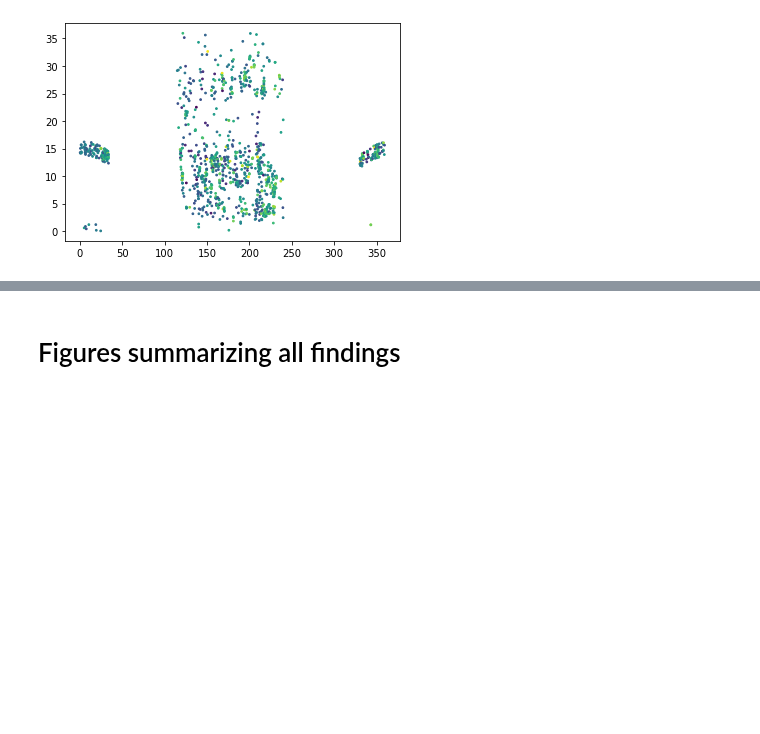
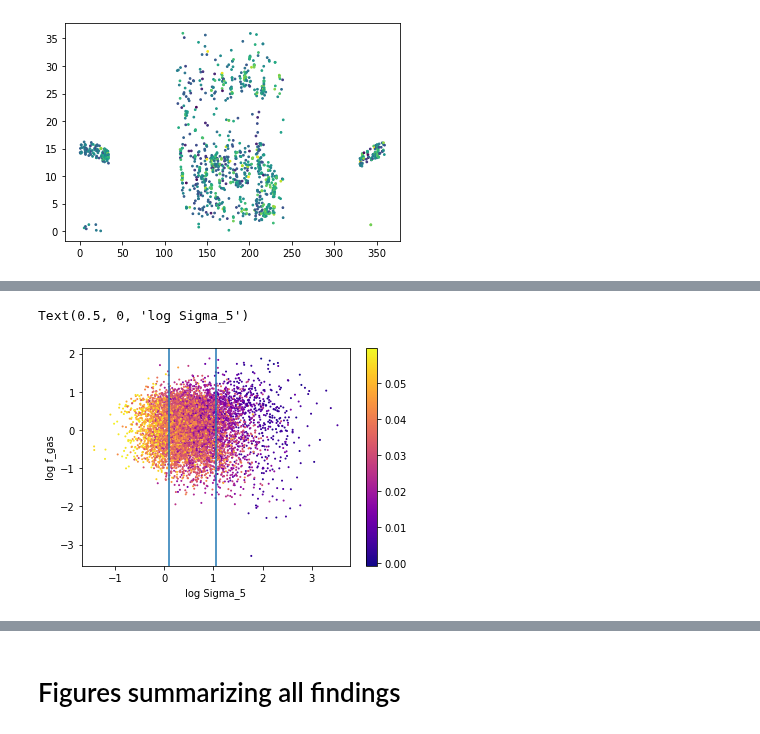
Before and after one commit to jwuphysics/HI-convnets, a Jupyter notebook: notebook/Environmental variable.ipynb, the cells around one changed output, grey strips where cells are left out. Saved outputs shown, nothing was run; the diff lists cells and outputs as text; code cells hidden in the pictures; blank space fills up the shorter version.

```diff
--- a/notebook/Environmental variable.ipynb
+++ b/notebook/Environmental variable.ipynb
@@ -143,0 +166,12 @@ plt.scatter(xgass_coords.ra, xgass_coords.dec, s=3, c=xgass_log_d5, vmin=-2, vma
+# %%
+plt.scatter(np.log10(a40.Sigma_5), a40.logfgas, c=a40.z_sdss, cmap='plasma', s=1)
+plt.colorbar();
+
+plt.axvline(x=np.nanquantile(np.log10(a40.Sigma_5), 0.2))
+plt.axvline(x=np.nanquantile(np.log10(a40.Sigma_5), 0.8))
+
+plt.ylabel('log f_gas')
+plt.xlabel('log Sigma_5')
+# %% [output]
+Text(0.5, 0, 'log Sigma_5')
+[figure, added]
```
Also changed, not shown: parts of 5 cells of this notebook, 1 other file.
